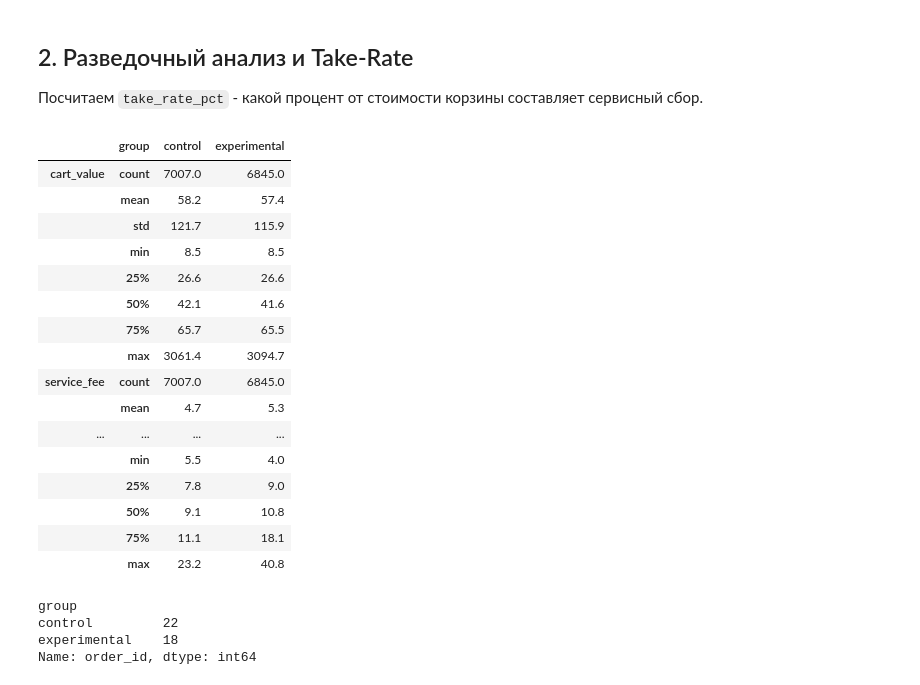
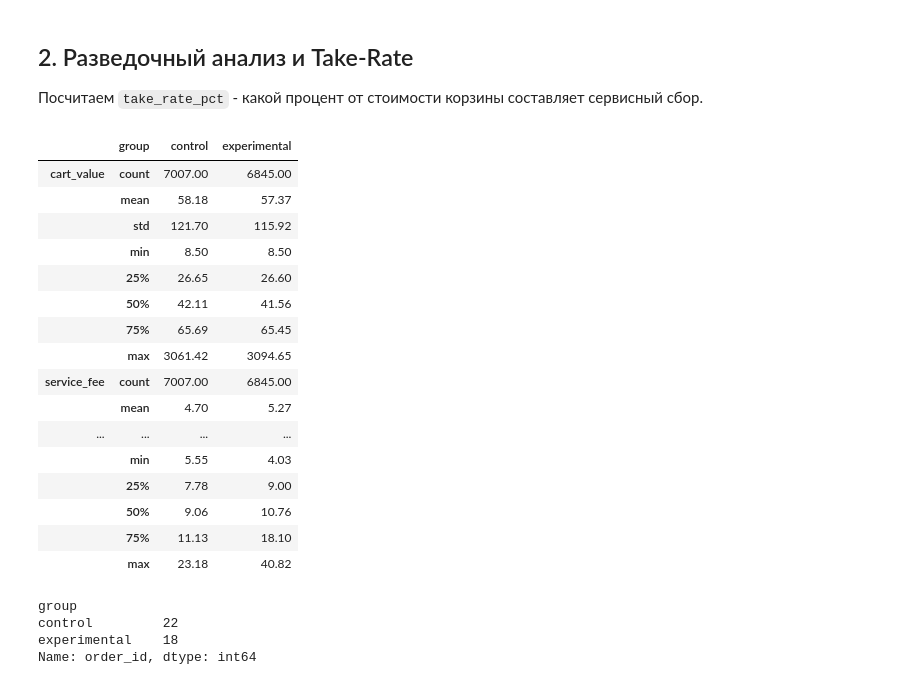
Before and after one commit to axiom-stat/Bootstrap-a-b-test, a Jupyter notebook: marketplace_ab_test_project.ipynb, the cells around one changed output. Saved outputs shown, nothing was run; the diff lists cells and outputs as text; code cells hidden in the pictures.

```diff
--- a/marketplace_ab_test_project.ipynb
+++ b/marketplace_ab_test_project.ipynb
@@ -92,25 +92,25 @@ sns.histplot(data=df_clean, x="delivery_duration_min", hue="group", kde=True, ax
 Посчитаем `take_rate_pct` - какой процент от стоимости корзины составляет сервисный сбор.
 # %%
 df_clean = df_clean.assign(take_rate_pct=lambda x: x["service_fee"] / x["cart_value"] * 100)
-df_clean.groupby("group")[["cart_value", "service_fee", "take_rate_pct"]].describe().T
+df_clean.groupby("group")[["cart_value", "service_fee", "take_rate_pct"]].describe().T.round(2)
 # %% [output]
 |  | group | control | experimental |
-| cart_value | count | 7007.0 | 6845.0 |
-|  | mean | 58.2 | 57.4 |
-|  | std | 121.7 | 115.9 |
-|  | min | 8.5 | 8.5 |
-|  | 25% | 26.6 | 26.6 |
-|  | 50% | 42.1 | 41.6 |
-|  | 75% | 65.7 | 65.5 |
-|  | max | 3061.4 | 3094.7 |
-| service_fee | count | 7007.0 | 6845.0 |
-|  | mean | 4.7 | 5.3 |
+| cart_value | count | 7007.00 | 6845.00 |
+|  | mean | 58.18 | 57.37 |
+|  | std | 121.70 | 115.92 |
+|  | min | 8.50 | 8.50 |
+|  | 25% | 26.65 | 26.60 |
+|  | 50% | 42.11 | 41.56 |
+|  | 75% | 65.69 | 65.45 |
+|  | max | 3061.42 | 3094.65 |
+| service_fee | count | 7007.00 | 6845.00 |
+|  | mean | 4.70 | 5.27 |
 | ... | ... | ... | ... |
-|  | min | 5.5 | 4.0 |
-|  | 25% | 7.8 | 9.0 |
-|  | 50% | 9.1 | 10.8 |
-|  | 75% | 11.1 | 18.1 |
-|  | max | 23.2 | 40.8 |
+|  | min | 5.55 | 4.03 |
+|  | 25% | 7.78 | 9.00 |
+|  | 50% | 9.06 | 10.76 |
+|  | 75% | 11.13 | 18.10 |
+|  | max | 23.18 | 40.82 |
 # %%
 # Крупные заказы > $800
 df_clean.query("cart_value > 800").groupby("group")["order_id"].count()
```
Also changed, not shown: parts of 14 cells of this notebook, 2 other files.
